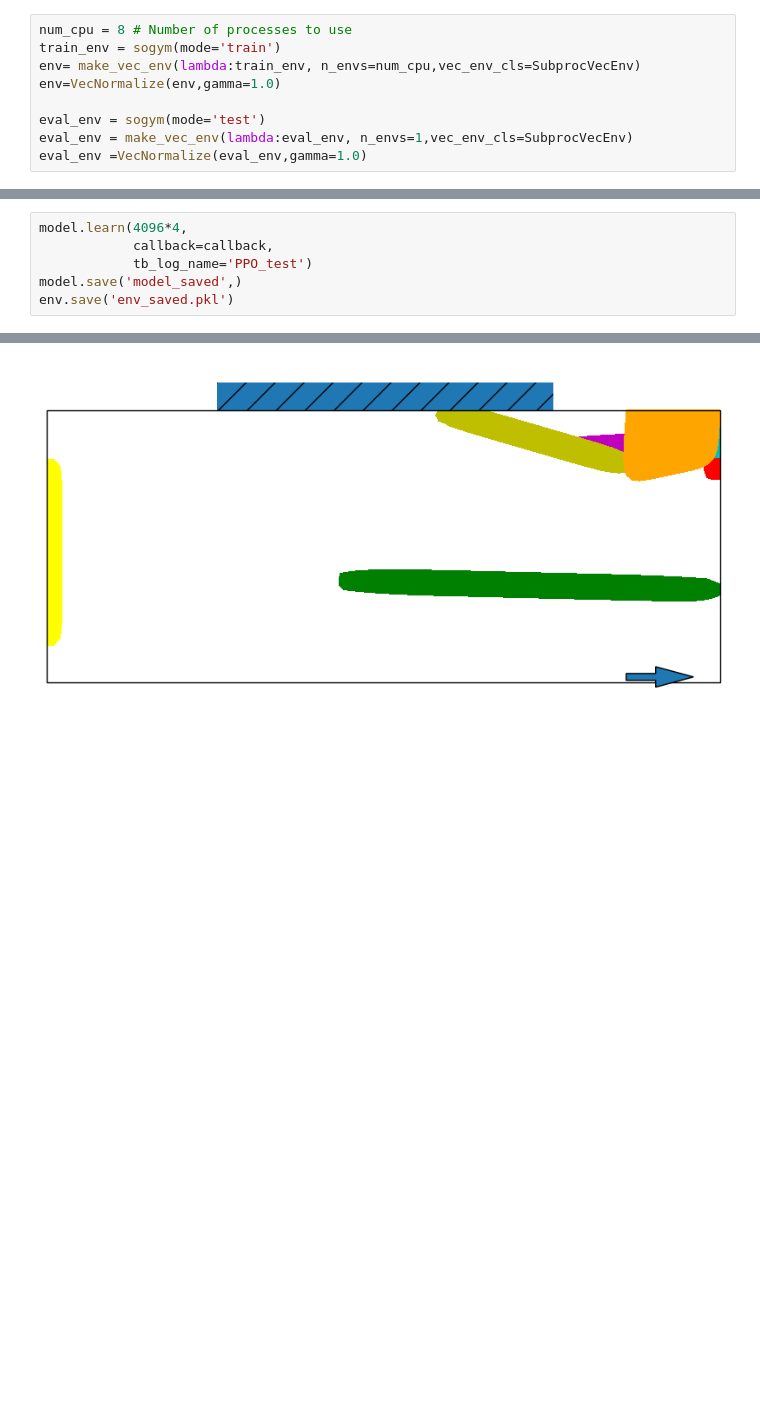
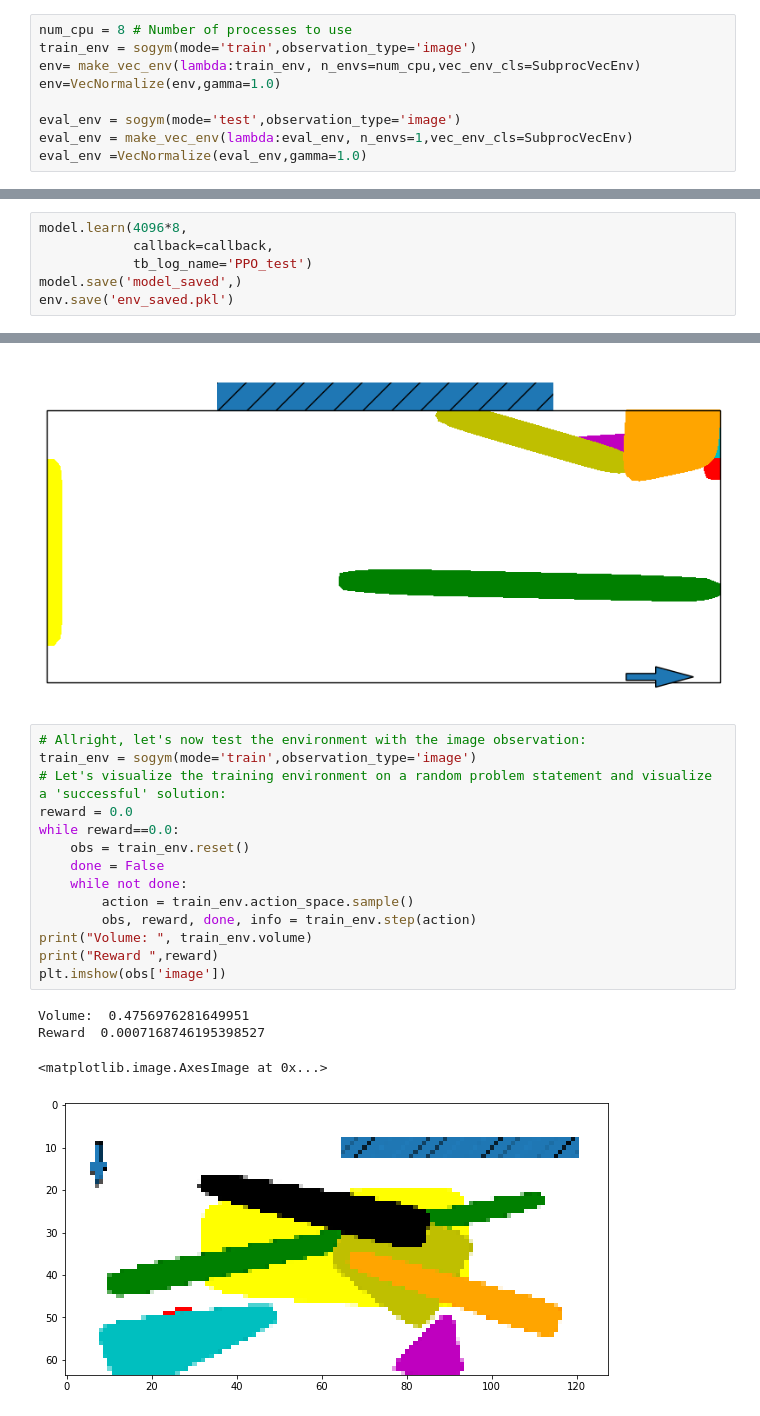
Before and after one commit to ThomasRochefortB/sogym, a Jupyter notebook: tutorial.ipynb, the cells around one changed output, grey strips where cells are left out. Drawn from its saved outputs; the diff is of its cells as text; blank space fills up the shorter version.

```diff
--- a/tutorial.ipynb
+++ b/tutorial.ipynb
@@ -70,10 +73,10 @@ plt.imshow(train_env.gen_image())
 ### Multiprocessing
 # %%
 num_cpu = 8 # Number of processes to use
-train_env = sogym(mode='train')
+train_env = sogym(mode='train',observation_type='image')
 env= make_vec_env(lambda:train_env, n_envs=num_cpu,vec_env_cls=SubprocVecEnv)
 env=VecNormalize(env,gamma=1.0)
 
-eval_env = sogym(mode='test')
+eval_env = sogym(mode='test',observation_type='image')
 eval_env = make_vec_env(lambda:eval_env, n_envs=1,vec_env_cls=SubprocVecEnv)
 eval_env =VecNormalize(eval_env,gamma=1.0)
@@ -109,7 +107,7 @@ model = PPO("MultiInputPolicy",
 ---
 ### Training
 # %%
-model.learn(4096*4,
+model.learn(4096*8,
             callback=callback,
             tb_log_name='PPO_test')
 model.save('model_saved',)
@@ -149,3 +139,22 @@ fig
 Reward: 0.0018484041827767127
 Volume: 14.28 %
 [figure]
+# %%
+# Allright, let's now test the environment with the image observation:
+train_env = sogym(mode='train',observation_type='image')
+# Let's visualize the training environment on a random problem statement and visualize a 'successful' solution:
+reward = 0.0
+while reward==0.0:
+    obs = train_env.reset()
+    done = False
+    while not done:
+        action = train_env.action_space.sample()
+        obs, reward, done, info = train_env.step(action)
+print("Volume: ", train_env.volume)
+print("Reward ",reward)
+plt.imshow(obs['image'])
+# %% [output]
+Volume:  0.4756976281649951
+Reward  0.0007168746195398527
+<matplotlib.image.AxesImage at 0x...>
+[figure, added]
```
Also changed, not shown: parts of 11 cells of this notebook, 2 other files.
